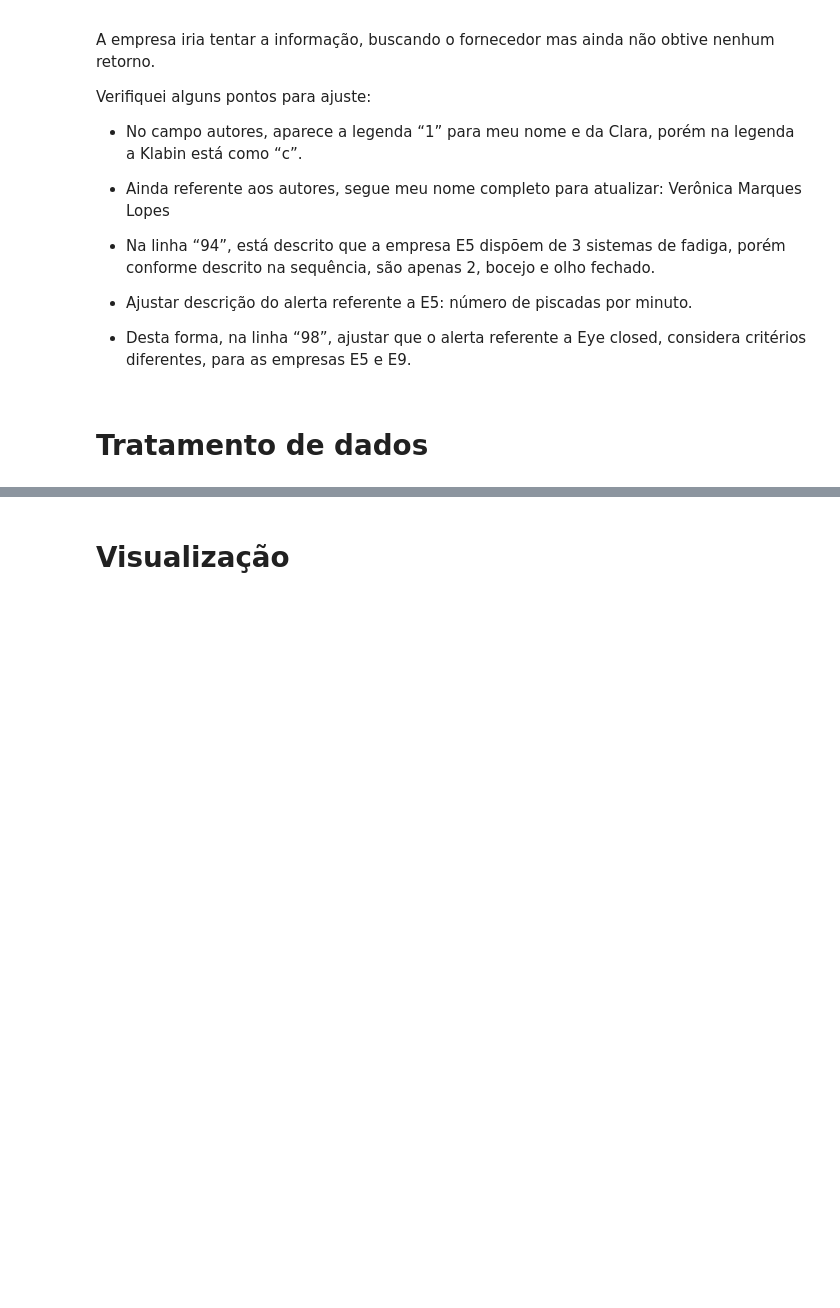
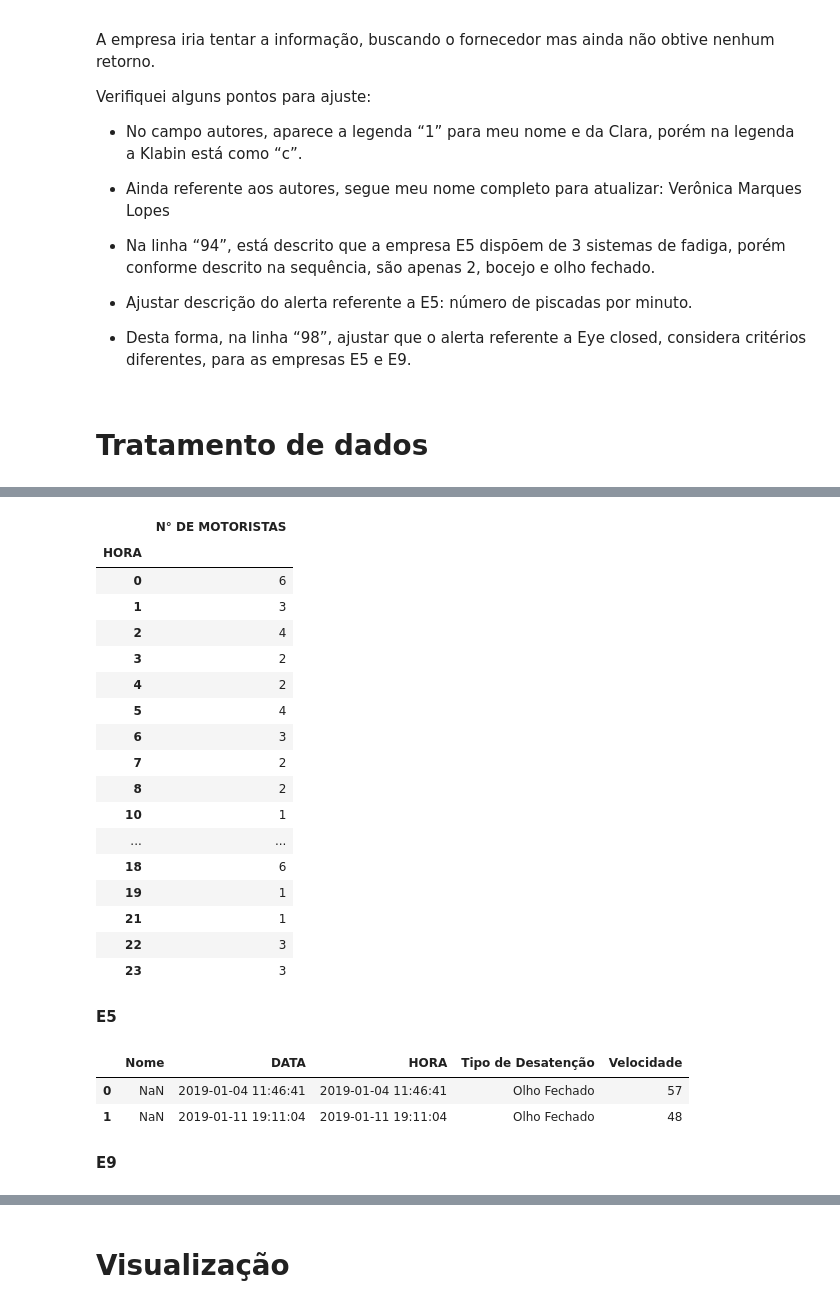
Before and after one commit to Lucas-Buk/IMT, a Jupyter notebook: Tratamento.ipynb, the cells around one changed output, grey strips where cells are left out. Drawn from its saved outputs; the diff is of its cells as text; code cells hidden in the pictures; blank space fills up the shorter version.

```diff
--- a/Tratamento.ipynb
+++ b/Tratamento.ipynb
@@ -337,0 +382,32 @@ taxa      = (acidentes/fluxo)/sum(acidentes/fluxo)
+# %%
+dfE3_motoristas_hora = pd.DataFrame(dfE3.groupby(by='HORA').nunique()['COLABORADOR'].rename('N° DE MOTORISTAS'))
+dfE3_motoristas_hora
+# %% [output]
+|  | N° DE MOTORISTAS |
+| HORA |  |
+| 0 | 6 |
+| 1 | 3 |
+| 2 | 4 |
+| 3 | 2 |
+| 4 | 2 |
+| 5 | 4 |
+| 6 | 3 |
+| 7 | 2 |
+| 8 | 2 |
+| 10 | 1 |
+| ... | ... |
+| 18 | 6 |
+| 19 | 1 |
+| 21 | 1 |
+| 22 | 3 |
+| 23 | 3 |
+# %% [markdown]
+**E5**
+# %%
+dfE5.head(2)
+# %% [output]
+|  | Nome | DATA | HORA | Tipo de Desatenção | Velocidade |
+| 0 | NaN | 2019-01-04 11:46:41 | 2019-01-04 11:46:41 | Olho Fechado | 57 |
+| 1 | NaN | 2019-01-11 19:11:04 | 2019-01-11 19:11:04 | Olho Fechado | 48 |
+# %% [markdown]
+**E9**
```
Also changed, not shown: parts of 41 cells of this notebook.
